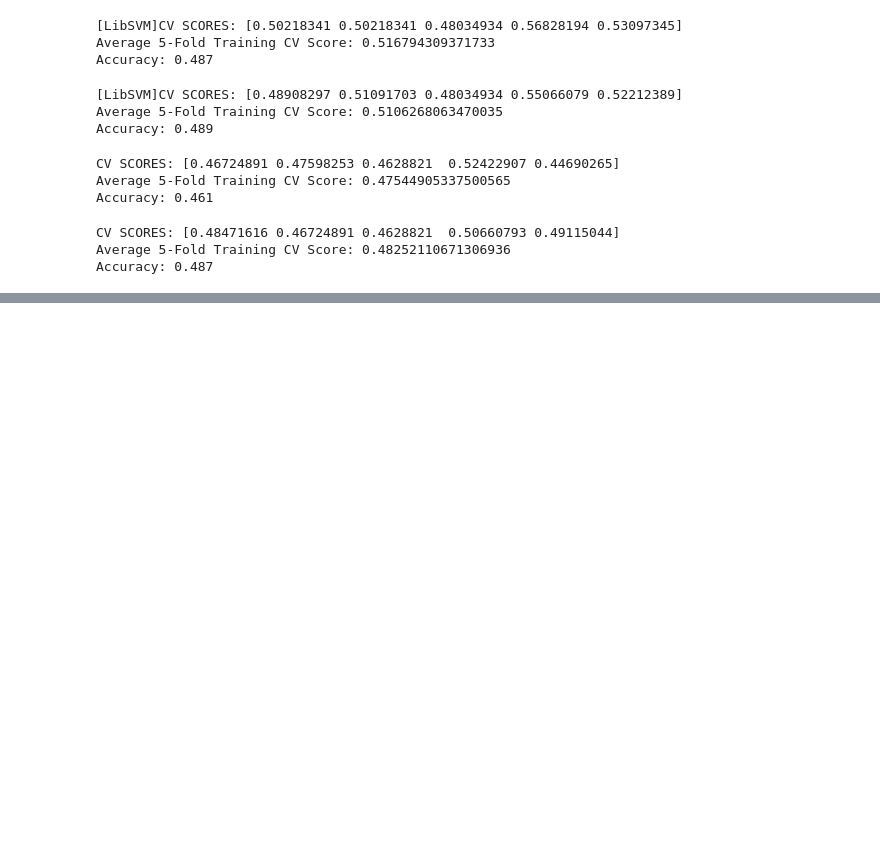
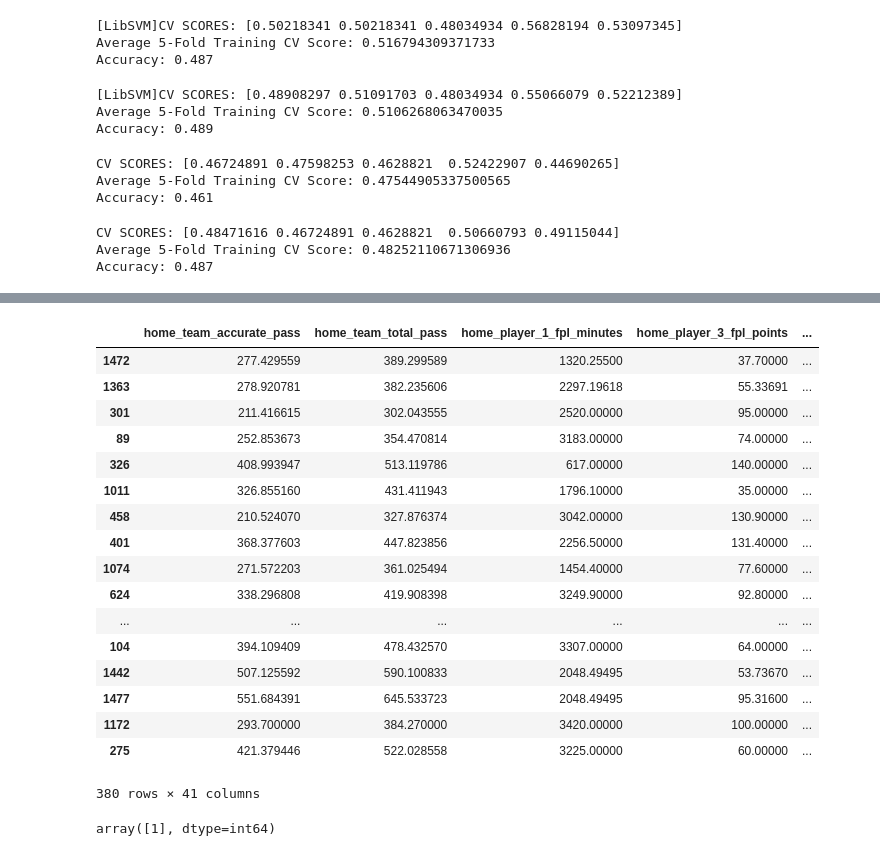
Before and after one commit to DeniSusanto/premier_league_data_mining, a Jupyter notebook: data_exploration_and_modeling.ipynb, the cells around one changed output, grey strips where cells are left out. Cells and saved outputs as stored; diff of their text form; code cells hidden in the pictures; blank space fills up the shorter version.

```diff
--- a/data_exploration_and_modeling.ipynb
+++ b/data_exploration_and_modeling.ipynb
@@ -95,7 +96,7 @@ def get_important_features(transformed_features, components_, columns):
     important_features = sorted(zip(important_features.values(), important_features.keys()), reverse=True)
     print("Features by importance:\n", important_features)
 # %%
-complete_season_path = "master_data_ver2/all_season_master_data_NO_FPL.csv"
+complete_season_path = "master_data_ver2/all_season_master_data.csv"
 complete_season_df = pd.read_csv(complete_season_path)
 # %%
 complete_season_df.iloc[:,:30]
@@ -223,6 +222,8 @@ Index(['home_team_accurate_pass', 'home_team_total_pass',
 41 0.5482933239406551
 [figure]
 [figure]
+# %%
+X = kBestSelector(X_v, y, score_func = chi2, k = fn)
 # %% [markdown]
 # Data splitting
 # %%
@@ -419,0 +442,25 @@ Accuracy: 0.487
+# %%
+X_test
+# %% [output]
+|  | home_team_accurate_pass | home_team_total_pass | home_player_1_fpl_minutes | home_player_3_fpl_points | ... |
+| 1472 | 277.429559 | 389.299589 | 1320.25500 | 37.70000 | ... |
+| 1363 | 278.920781 | 382.235606 | 2297.19618 | 55.33691 | ... |
+| 301 | 211.416615 | 302.043555 | 2520.00000 | 95.00000 | ... |
+| 89 | 252.853673 | 354.470814 | 3183.00000 | 74.00000 | ... |
+| 326 | 408.993947 | 513.119786 | 617.00000 | 140.00000 | ... |
+| 1011 | 326.855160 | 431.411943 | 1796.10000 | 35.00000 | ... |
+| 458 | 210.524070 | 327.876374 | 3042.00000 | 130.90000 | ... |
+| 401 | 368.377603 | 447.823856 | 2256.50000 | 131.40000 | ... |
+| 1074 | 271.572203 | 361.025494 | 1454.40000 | 77.60000 | ... |
+| 624 | 338.296808 | 419.908398 | 3249.90000 | 92.80000 | ... |
+| ... | ... | ... | ... | ... | ... |
+| 104 | 394.109409 | 478.432570 | 3307.00000 | 64.00000 | ... |
+| 1442 | 507.125592 | 590.100833 | 2048.49495 | 53.73670 | ... |
+| 1477 | 551.684391 | 645.533723 | 2048.49495 | 95.31600 | ... |
+| 1172 | 293.700000 | 384.270000 | 3420.00000 | 100.00000 | ... |
+| 275 | 421.379446 | 522.028558 | 3225.00000 | 60.00000 | ... |
+380 rows × 41 columns
+# %%
+team_pred_model.predict(X_test[:1])
+# %% [output]
+array([1], dtype=int64)
```
Also changed, not shown: parts of 15 cells of this notebook, 10 other files.
